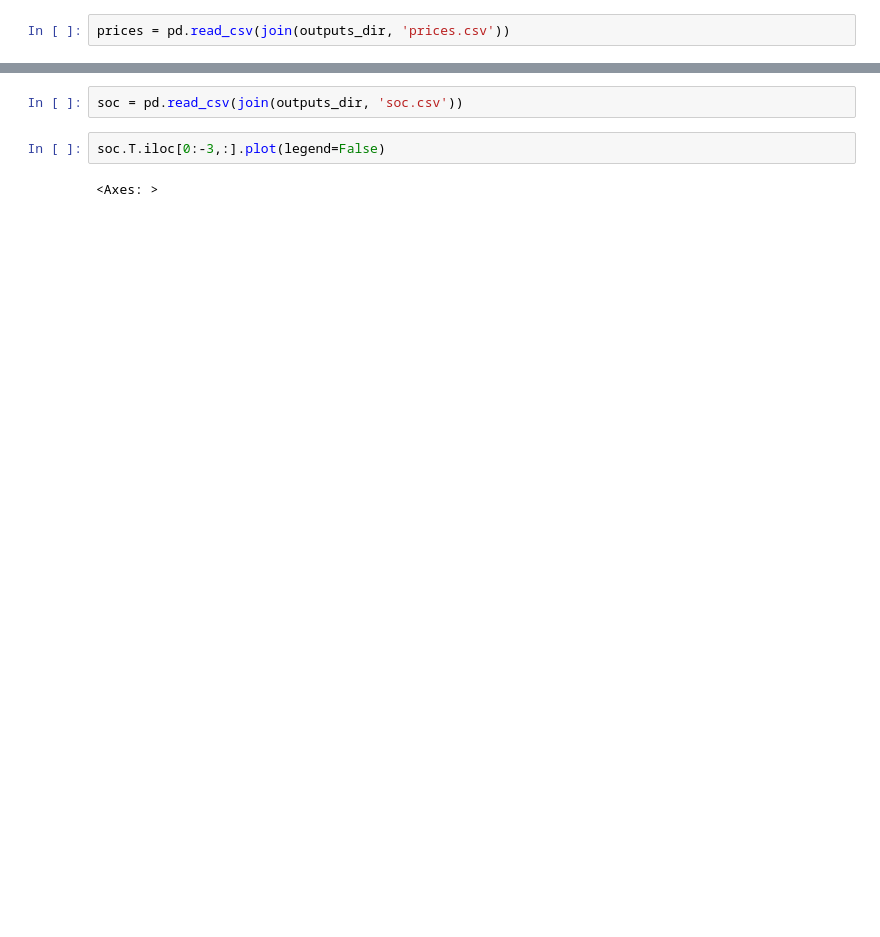
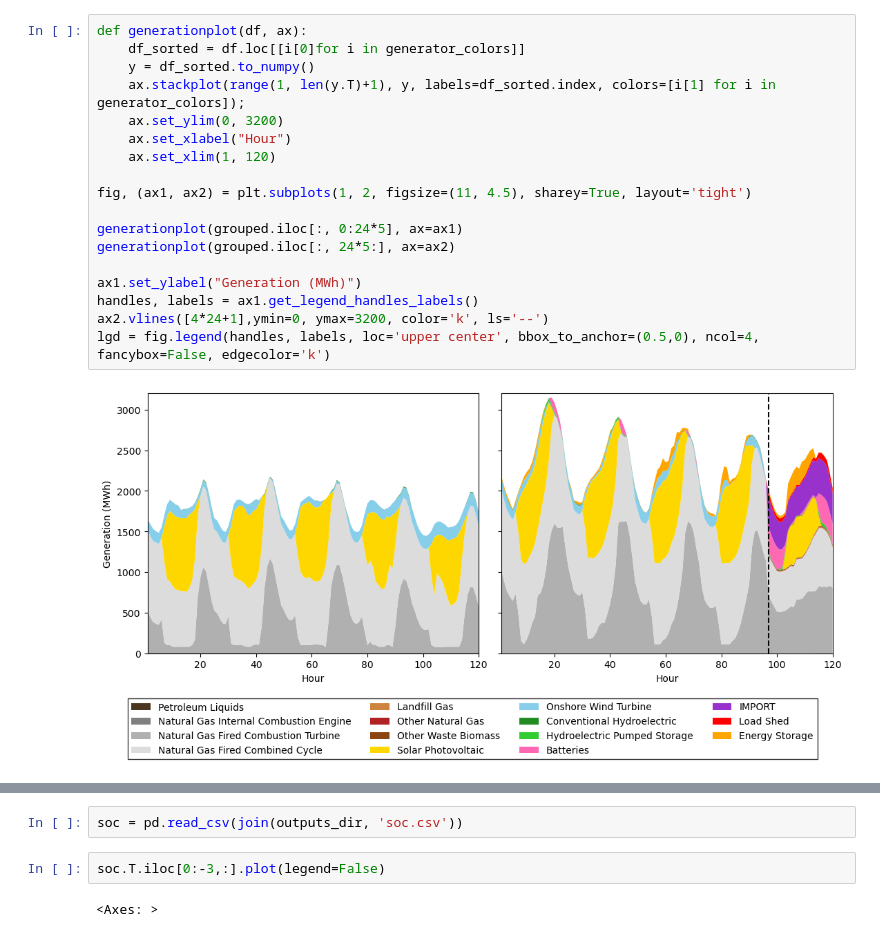
Before and after one commit to asedlak-ucsd/MAE243-Project, a Jupyter notebook: models/san_diego_system/postprocessing/run_postprocess.ipynb, the cells around one changed output, grey strips where cells are left out. Drawn from its saved outputs; the diff is of its cells as text; blank space fills up the shorter version.

```diff
--- a/models/san_diego_system/postprocessing/run_postprocess.ipynb
+++ b/models/san_diego_system/postprocessing/run_postprocess.ipynb
@@ -45,3 +36,21 @@ Index(['2018-01-01 21:00:00-05:00', '2018-01-01 22:00:00-05:00',
 # %%
-prices = pd.read_csv(join(outputs_dir, 'prices.csv'))
+def generationplot(df, ax):
+    df_sorted = df.loc[[i[0]for i in generator_colors]]
+    y = df_sorted.to_numpy()
+    ax.stackplot(range(1, len(y.T)+1), y, labels=df_sorted.index, colors=[i[1] for i in generator_colors]);
+    ax.set_ylim(0, 3200)
+    ax.set_xlabel("Hour")
+    ax.set_xlim(1, 120)
+
+fig, (ax1, ax2) = plt.subplots(1, 2, figsize=(11, 4.5), sharey=True, layout='tight')
+
+generationplot(grouped.iloc[:, 0:24*5], ax=ax1)
+generationplot(grouped.iloc[:, 24*5:], ax=ax2)
+
+ax1.set_ylabel("Generation (MWh)")
+handles, labels = ax1.get_legend_handles_labels()
+ax2.vlines([4*24+1],ymin=0, ymax=3200, color='k', ls='--')
+lgd = fig.legend(handles, labels, loc='upper center', bbox_to_anchor=(0.5,0), ncol=4, fancybox=False, edgecolor='k')
+# %% [output]
+[figure, added]
 # %%
```
Also changed, not shown: parts of 16 cells of this notebook, 4 other files.
